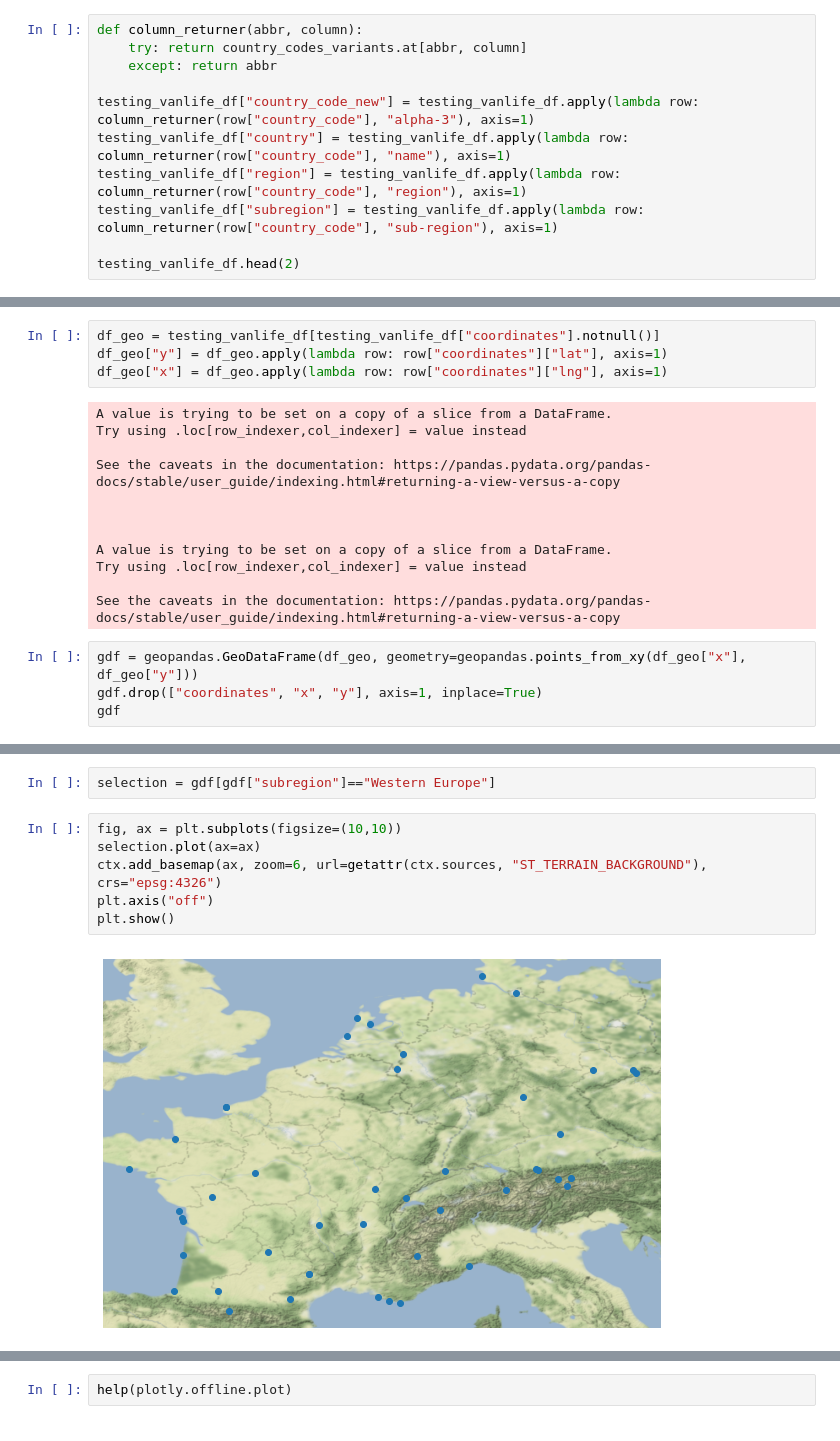
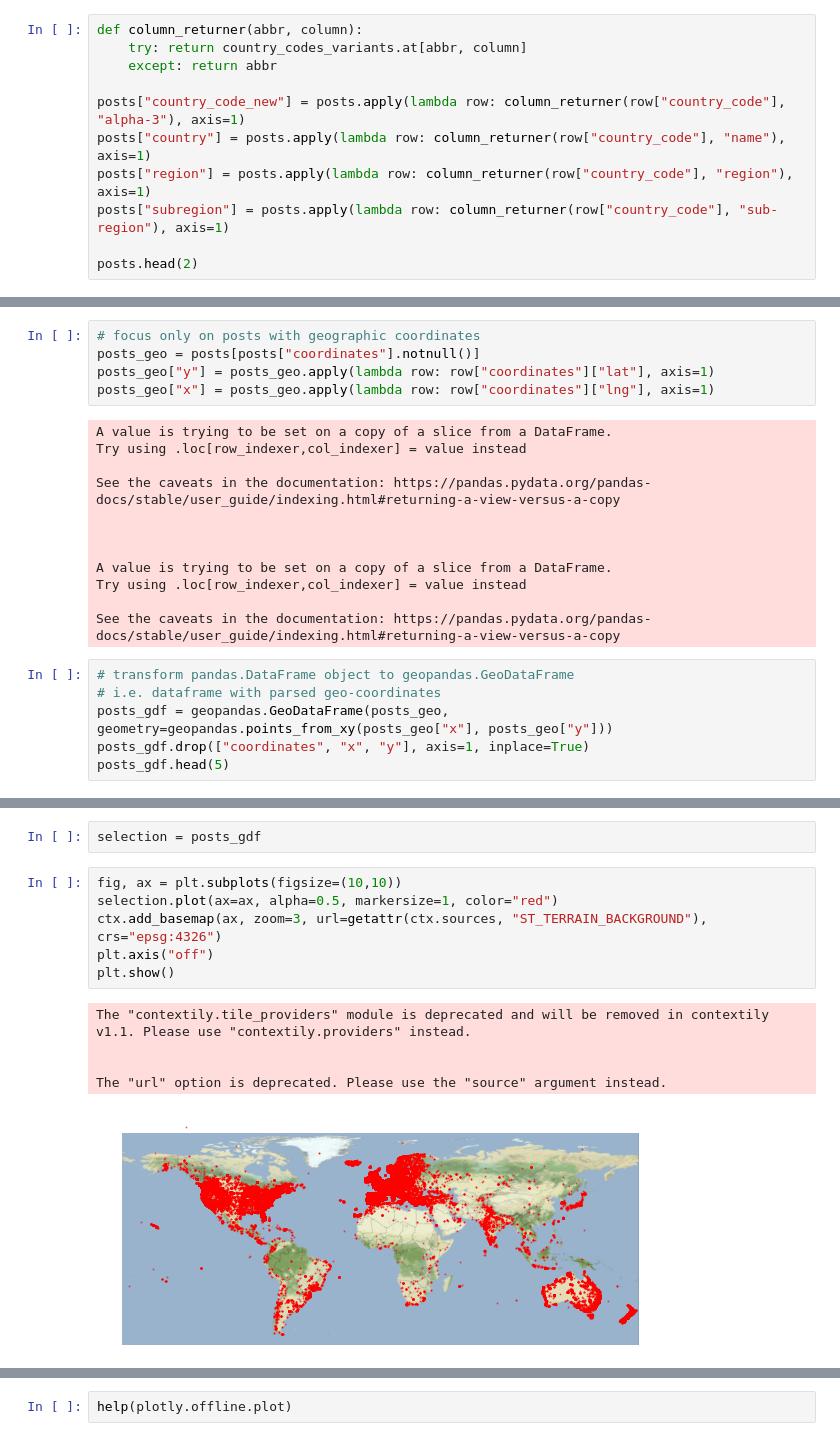
Before and after one commit to kasev/instagram_webscraping, a Jupyter notebook: scripts/instagram_analysis.ipynb, the cells around one changed output, grey strips where cells are left out. Cells and saved outputs as stored; diff of their text form.

```diff
--- a/scripts/instagram_analysis.ipynb
+++ b/scripts/instagram_analysis.ipynb
@@ -88,10 +109,10 @@ def column_returner(abbr, column):
     try: return country_codes_variants.at[abbr, column]
     except: return abbr
 
-testing_vanlife_df["country_code_new"] = testing_vanlife_df.apply(lambda row: column_returner(row["country_code"], "alpha-3"), axis=1)
-testing_vanlife_df["country"] = testing_vanlife_df.apply(lambda row: column_returner(row["country_code"], "name"), axis=1)
-testing_vanlife_df["region"] = testing_vanlife_df.apply(lambda row: column_returner(row["country_code"], "region"), axis=1)
-testing_vanlife_df["subregion"] = testing_vanlife_df.apply(lambda row: column_returner(row["country_code"], "sub-region"), axis=1)
+posts["country_code_new"] = posts.apply(lambda row: column_returner(row["country_code"], "alpha-3"), axis=1)
+posts["country"] = posts.apply(lambda row: column_returner(row["country_code"], "name"), axis=1)
+posts["region"] = posts.apply(lambda row: column_returner(row["country_code"], "region"), axis=1)
+posts["subregion"] = posts.apply(lambda row: column_returner(row["country_code"], "sub-region"), axis=1)
 
-testing_vanlife_df.head(2)
+posts.head(2)
 # %% [output]
@@ -226,7 +249,8 @@ testing_vanlife_short["coordinates"].tolist()[1]
 # %%
-df_geo = testing_vanlife_df[testing_vanlife_df["coordinates"].notnull()]
-df_geo["y"] = df_geo.apply(lambda row: row["coordinates"]["lat"], axis=1)
-df_geo["x"] = df_geo.apply(lambda row: row["coordinates"]["lng"], axis=1)
+# focus only on posts with geographic coordinates
+posts_geo = posts[posts["coordinates"].notnull()]
+posts_geo["y"] = posts_geo.apply(lambda row: row["coordinates"]["lat"], axis=1)
+posts_geo["x"] = posts_geo.apply(lambda row: row["coordinates"]["lng"], axis=1)
 # %% [output]
 A value is trying to be set on a copy of a slice from a DataFrame.
 Try using .loc[row_indexer,col_indexer] = value instead
@@ -240,7 +264,9 @@ Try using .loc[row_indexer,col_indexer] = value instead
 
 See the caveats in the documentation: https://pandas.pydata.org/pandas-docs/stable/user_guide/indexing.html#returning-a-view-versus-a-copy
 # %%
-gdf = geopandas.GeoDataFrame(df_geo, geometry=geopandas.points_from_xy(df_geo["x"], df_geo["y"]))
-gdf.drop(["coordinates", "x", "y"], axis=1, inplace=True)
-gdf
+# transform pandas.DataFrame object to geopandas.GeoDataFrame
+# i.e. dataframe with parsed geo-coordinates
+posts_gdf = geopandas.GeoDataFrame(posts_geo, geometry=geopandas.points_from_xy(posts_geo["x"], posts_geo["y"]))
+posts_gdf.drop(["coordinates", "x", "y"], axis=1, inplace=True)
+posts_gdf.head(5)
 # %% [output]
@@ -260,10 +279,14 @@ gdf
-# %%
-selection = gdf[gdf["subregion"]=="Western Europe"]
+# %%
+selection = posts_gdf
 # %%
 fig, ax = plt.subplots(figsize=(10,10))
-selection.plot(ax=ax)
-ctx.add_basemap(ax, zoom=6, url=getattr(ctx.sources, "ST_TERRAIN_BACKGROUND"), crs="epsg:4326")
+selection.plot(ax=ax, alpha=0.5, markersize=1, color="red")
+ctx.add_basemap(ax, zoom=3, url=getattr(ctx.sources, "ST_TERRAIN_BACKGROUND"), crs="epsg:4326")
 plt.axis("off")
 plt.show()
 # %% [output]
+The "contextily.tile_providers" module is deprecated and will be removed in contextily v1.1. Please use "contextily.providers" instead.
+
+
+The "url" option is deprecated. Please use the "source" argument instead.
-[figure, old version]
+[figure, new version]
```
Also changed, not shown: parts of 41 cells of this notebook, 2 other files.
